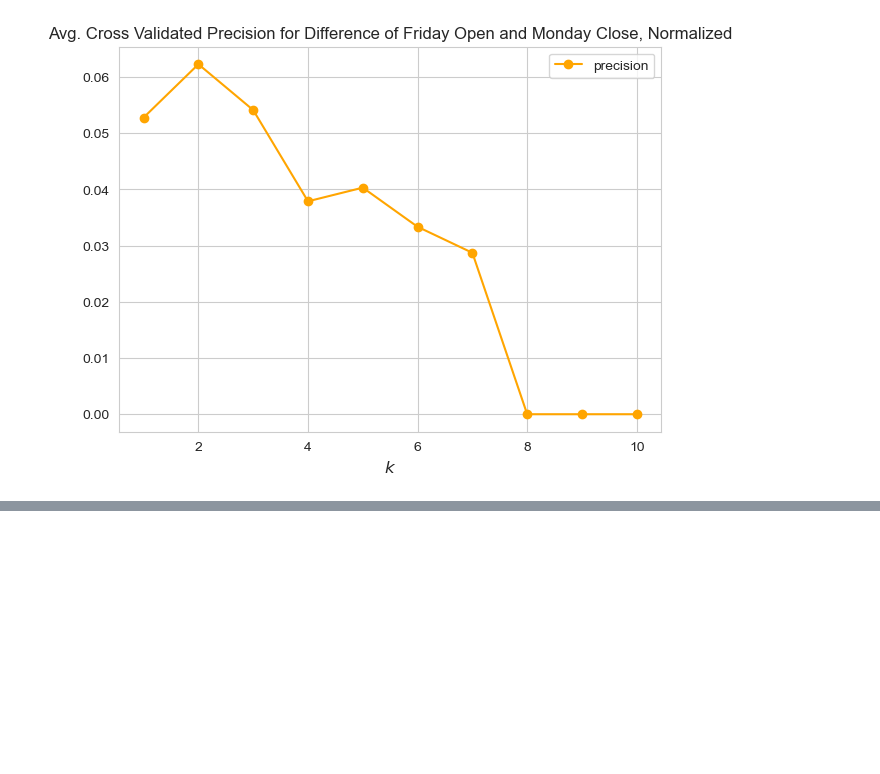
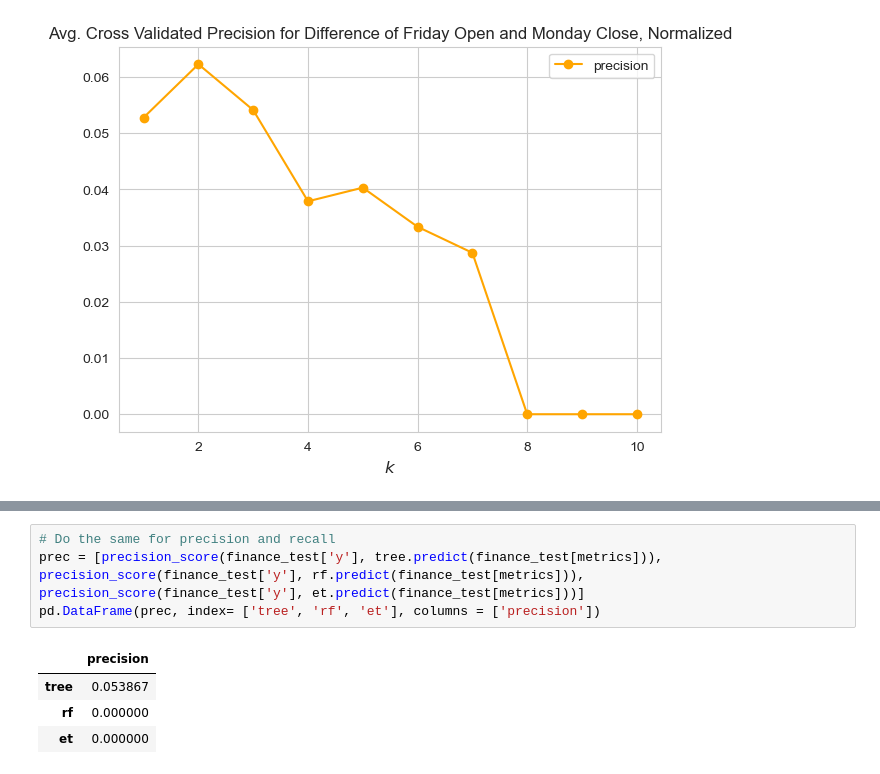
Before and after one commit to ghuckabe/DSTMarketAnalysis, a Jupyter notebook: kaggle_classify.ipynb, the cells around one changed output, grey strips where cells are left out. Cells and saved outputs as stored; diff of their text form; blank space fills up the shorter version.

```diff
--- a/kaggle_classify.ipynb
+++ b/kaggle_classify.ipynb
@@ -997,0 +1067,9 @@ plt.show()
+# %%
+# Do the same for precision and recall
+prec = [precision_score(finance_test['y'], tree.predict(finance_test[metrics])),  precision_score(finance_test['y'], rf.predict(finance_test[metrics])), precision_score(finance_test['y'], et.predict(finance_test[metrics]))]
+pd.DataFrame(prec, index= ['tree', 'rf', 'et'], columns = ['precision'])
+# %% [output]
+|  | precision |
+| tree | 0.053867 |
+| rf | 0.000000 |
+| et | 0.000000 |
```
Also changed, not shown: parts of 9 cells of this notebook.
